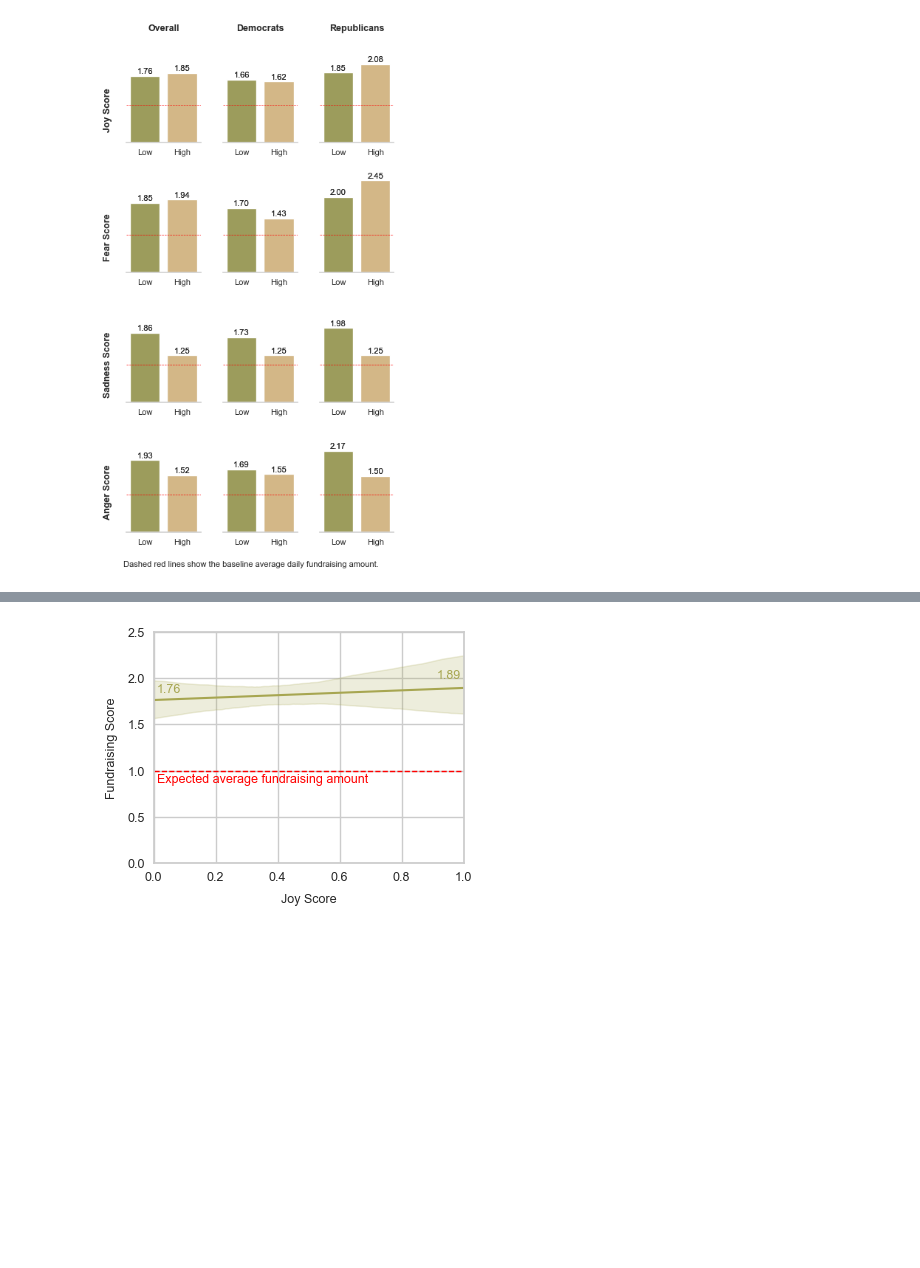
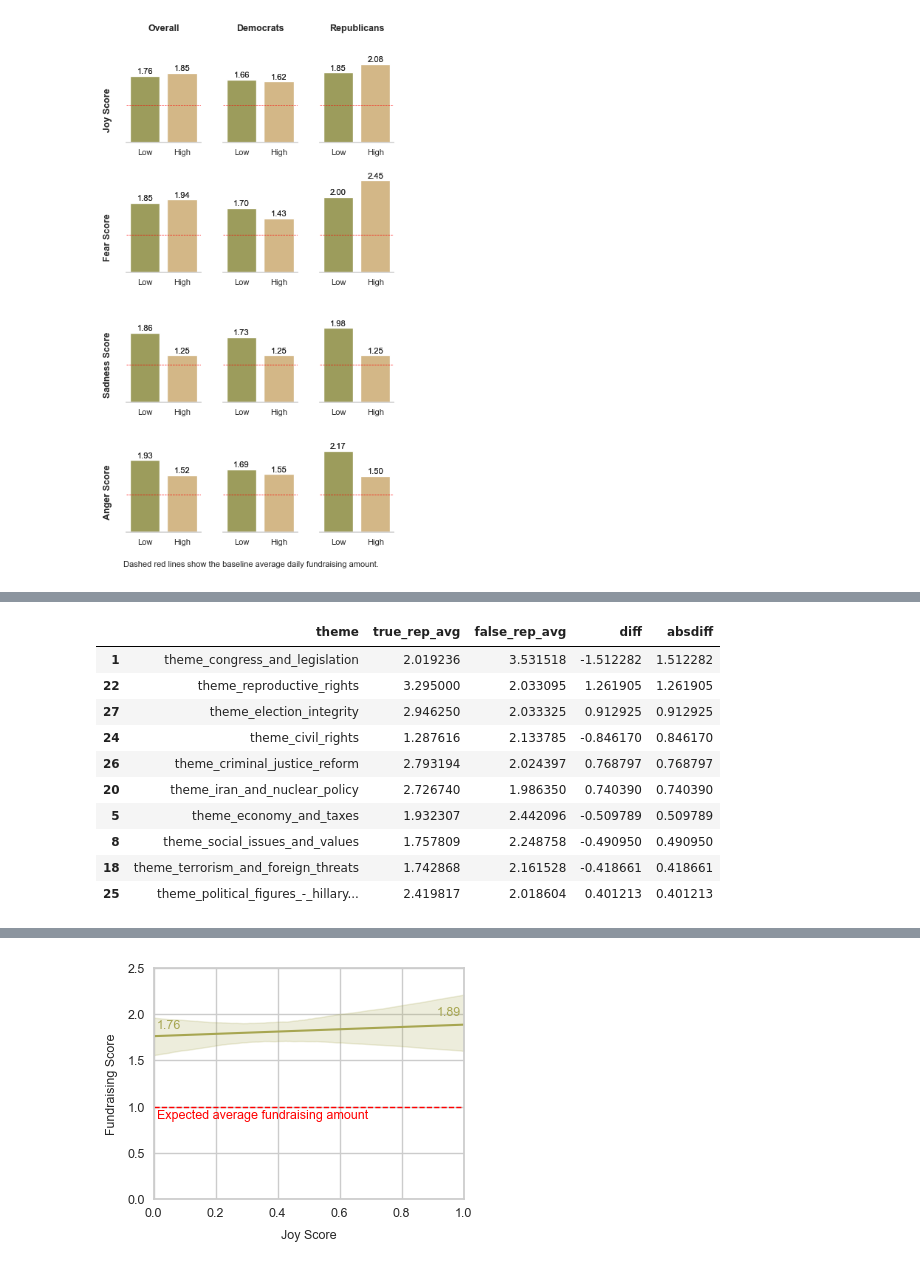
Before and after one commit to marobinette/cfd-project-ds1, a Jupyter notebook: notebooks/Matched_Politicians_EDA.ipynb, the cells around one changed output, grey strips where cells are left out. Saved outputs shown, nothing was run; the diff lists cells and outputs as text; code cells hidden in the pictures; blank space fills up the shorter version.

```diff
--- a/notebooks/Matched_Politicians_EDA.ipynb
+++ b/notebooks/Matched_Politicians_EDA.ipynb
@@ -2025 +2023,38 @@ print(summary_combined_theme)
+# %%
+# Biggest differences in republican themes
+
+rows = []
+
+for theme in summaries.keys():
+    df = summaries[theme]
+
+    true_val = df.loc[df[theme] == True, "rep_avg"].values[0]
+    false_val = df.loc[df[theme] == False, "rep_avg"].values[0]
+
+    diff = true_val - false_val
+    absdiff = abs(diff)
+
+    rows.append({
+        "theme": theme,
+        "true_rep_avg": true_val,
+        "false_rep_avg": false_val,
+        "diff": diff,
+        "absdiff": absdiff,
+    })
+
+diffs = pd.DataFrame(rows)
+
+diffs.sort_values("absdiff", ascending=False).head(10)
+# %% [output]
+|  | theme | true_rep_avg | false_rep_avg | diff | absdiff |
+| 1 | theme_congress_and_legislation | 2.019236 | 3.531518 | -1.512282 | 1.512282 |
+| 22 | theme_reproductive_rights | 3.295000 | 2.033095 | 1.261905 | 1.261905 |
+| 27 | theme_election_integrity | 2.946250 | 2.033325 | 0.912925 | 0.912925 |
+| 24 | theme_civil_rights | 1.287616 | 2.133785 | -0.846170 | 0.846170 |
+| 26 | theme_criminal_justice_reform | 2.793194 | 2.024397 | 0.768797 | 0.768797 |
+| 20 | theme_iran_and_nuclear_policy | 2.726740 | 1.986350 | 0.740390 | 0.740390 |
+| 5 | theme_economy_and_taxes | 1.932307 | 2.442096 | -0.509789 | 0.509789 |
+| 8 | theme_social_issues_and_values | 1.757809 | 2.248758 | -0.490950 | 0.490950 |
+| 18 | theme_terrorism_and_foreign_threats | 1.742868 | 2.161528 | -0.418661 | 0.418661 |
+| 25 | theme_political_figures_-_hillary... | 2.419817 | 2.018604 | 0.401213 | 0.401213 |
 # %%
```
Also changed, not shown: parts of 25 cells of this notebook, 1 other file.
